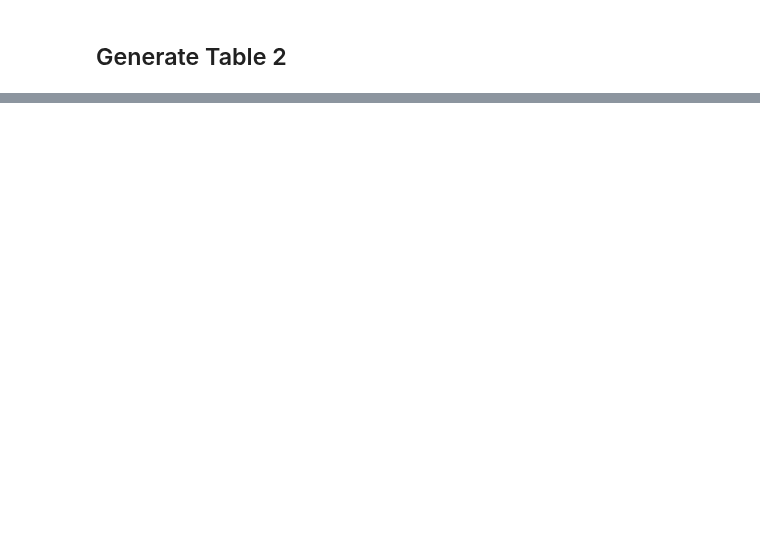
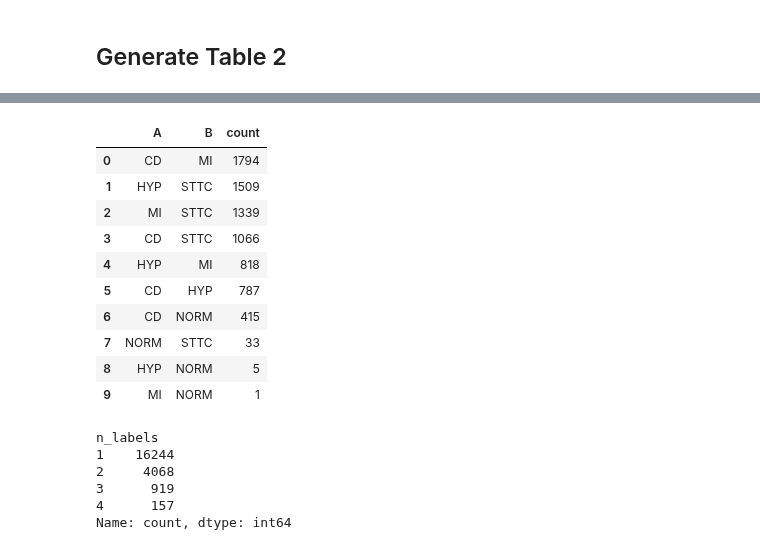
Before and after one commit to cristopher-d-delgado/ecg-ai-statistical-evaluation, a Jupyter notebook: notebooks/eda.ipynb, the cells around one changed output, grey strips where cells are left out. Cells and saved outputs as stored; diff of their text form; code cells hidden in the pictures; blank space fills up the shorter version.

```diff
--- a/notebooks/eda.ipynb
+++ b/notebooks/eda.ipynb
@@ -561,20 +638,0 @@ Approach:
-# %%
-# ----------------------------
-# Load splits
-# ----------------------------
-
-# Define the split folder
-splits_dir = Path("../splits")
-train_patients = pd.read_csv(splits_dir / "train_patients.csv")["patient_id"].values
-val_patients   = pd.read_csv(splits_dir / "val_patients.csv")["patient_id"].values
-test_patients  = pd.read_csv(splits_dir / "test_patients.csv")["patient_id"].values
-
-# ----------------------------
-# Assign split column
-# ----------------------------
-df['split'] = "train"  # default
-df.loc[df['patient_id'].isin(val_patients), 'split'] = "val" # Assign 'val' to patients in the validation set
-df.loc[df['patient_id'].isin(test_patients), 'split'] = "test" # Assign 'test' to patients in the test set
-
-# Quick check
-print(df['split'].value_counts())
@@ -891,0 +850,38 @@ MI+CD at 8.2% is not negligible — it’s worth noting in discussion.
+# %%
+from itertools import combinations
+
+# Count how often each pair co-occurs
+pairs = []
+for labels in df['superclass']:
+    for a, b in combinations(sorted(labels), 2):
+        pairs.append((a,b))
+
+# Create dataframe storing co-occurance
+cooc = pd.DataFrame(pairs, columns=["A", "B"]).value_counts().reset_index()
+
+# Normalize the co-occurance 0-1
+cases =
+# %%
+cooc
+# %% [output]
+|  | A | B | count |
+| 0 | CD | MI | 1794 |
+| 1 | HYP | STTC | 1509 |
+| 2 | MI | STTC | 1339 |
+| 3 | CD | STTC | 1066 |
+| 4 | HYP | MI | 818 |
+| 5 | CD | HYP | 787 |
+| 6 | CD | NORM | 415 |
+| 7 | NORM | STTC | 33 |
+| 8 | HYP | NORM | 5 |
+| 9 | MI | NORM | 1 |
+# %%
+df['n_labels'] = df['superclass'].apply(len)
+df['n_labels'].value_counts().sort_index()
+# %% [output]
+n_labels
+1    16244
+2     4068
+3      919
+4      157
+Name: count, dtype: int64
```
Also changed, not shown: parts of 24 cells of this notebook.
